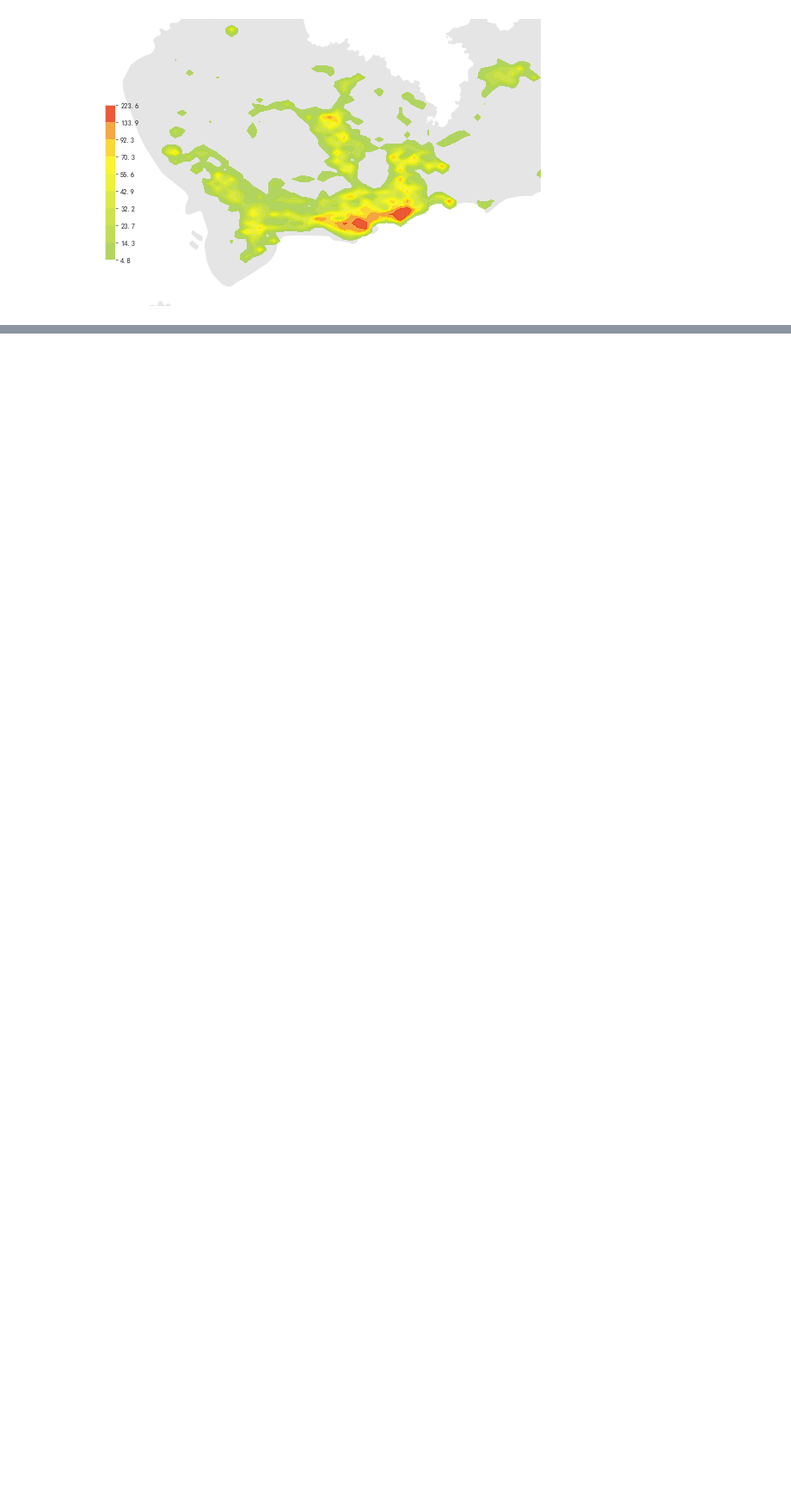
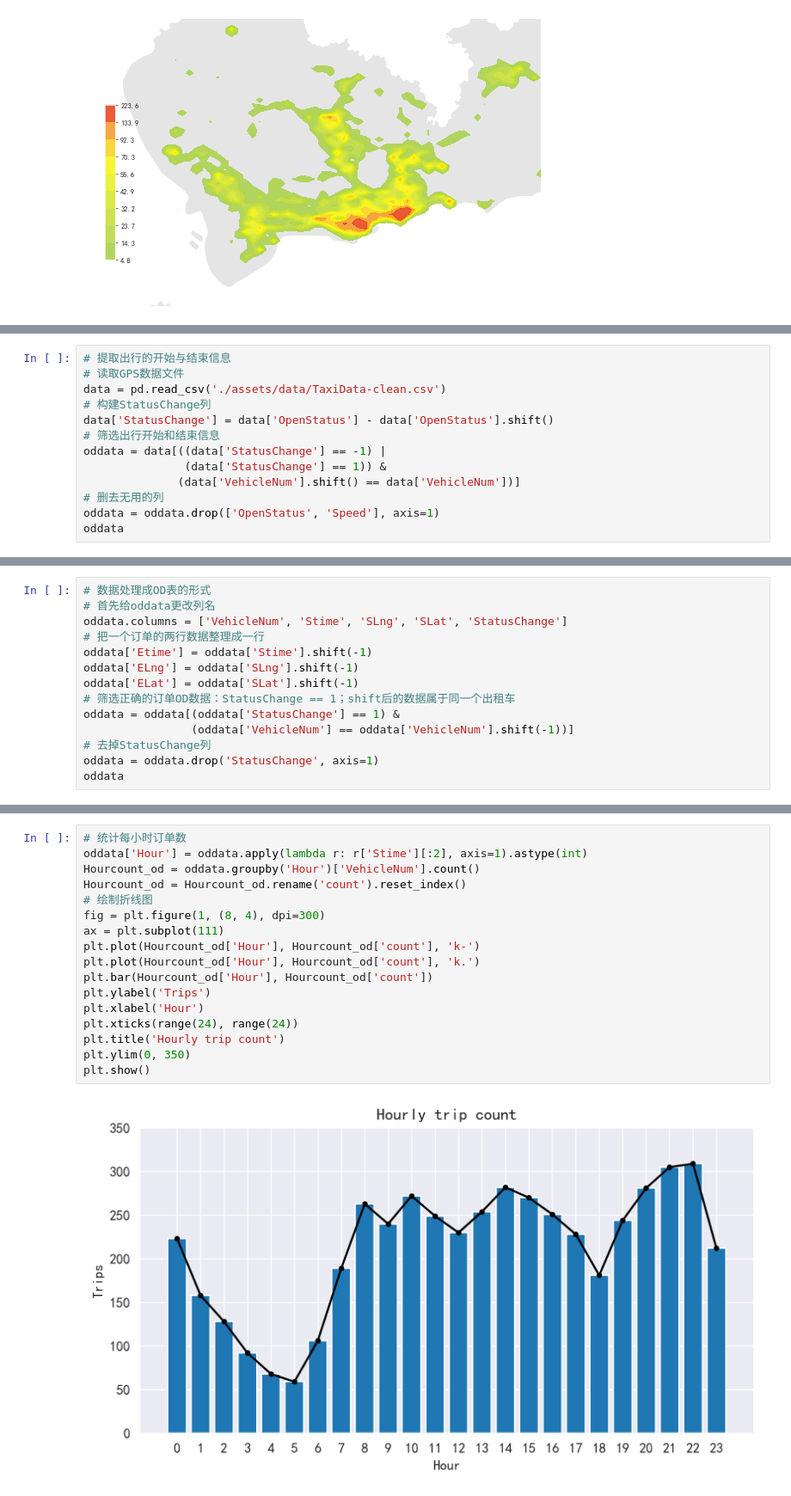
Before and after one commit to raingrain/evaluation-and-analysis-of-gps-data-for-taxi-in-shenzhen, a Jupyter notebook: src/main.ipynb, the cells around one changed output, grey strips where cells are left out. Shown at 86% size. Drawn from its saved outputs; the diff is of its cells as text; blank space fills up the shorter version.

```diff
--- a/src/main.ipynb
+++ b/src/main.ipynb
@@ -664,0 +683,13 @@ plt.show()
+# %%
+# 提取出行的开始与结束信息
+# 读取GPS数据文件
+data = pd.read_csv('./assets/data/TaxiData-clean.csv')
+# 构建StatusChange列
+data['StatusChange'] = data['OpenStatus'] - data['OpenStatus'].shift()
+# 筛选出行开始和结束信息
+oddata = data[((data['StatusChange'] == -1) |
+               (data['StatusChange'] == 1)) &
+              (data['VehicleNum'].shift() == data['VehicleNum'])]
+# 删去无用的列
+oddata = oddata.drop(['OpenStatus', 'Speed'], axis=1)
+oddata
@@ -664,0 +714,14 @@ plt.show()
+# %%
+# 数据处理成OD表的形式
+# 首先给oddata更改列名
+oddata.columns = ['VehicleNum', 'Stime', 'SLng', 'SLat', 'StatusChange']
+# 把一个订单的两行数据整理成一行
+oddata['Etime'] = oddata['Stime'].shift(-1)
+oddata['ELng'] = oddata['SLng'].shift(-1)
+oddata['ELat'] = oddata['SLat'].shift(-1)
+# 筛选正确的订单OD数据：StatusChange == 1；shift后的数据属于同一个出租车
+oddata = oddata[(oddata['StatusChange'] == 1) &
+                (oddata['VehicleNum'] == oddata['VehicleNum'].shift(-1))]
+# 去掉StatusChange列
+oddata = oddata.drop('StatusChange', axis=1)
+oddata
@@ -664,0 +748,19 @@ plt.show()
+# %%
+# 统计每小时订单数
+oddata['Hour'] = oddata.apply(lambda r: r['Stime'][:2], axis=1).astype(int)
+Hourcount_od = oddata.groupby('Hour')['VehicleNum'].count()
+Hourcount_od = Hourcount_od.rename('count').reset_index()
+# 绘制折线图
+fig = plt.figure(1, (8, 4), dpi=300)
+ax = plt.subplot(111)
+plt.plot(Hourcount_od['Hour'], Hourcount_od['count'], 'k-')
+plt.plot(Hourcount_od['Hour'], Hourcount_od['count'], 'k.')
+plt.bar(Hourcount_od['Hour'], Hourcount_od['count'])
+plt.ylabel('Trips')
+plt.xlabel('Hour')
+plt.xticks(range(24), range(24))
+plt.title('Hourly trip count')
+plt.ylim(0, 350)
+plt.show()
+# %% [output]
+[figure, added]
```
Also changed, not shown: parts of 9 cells of this notebook.
